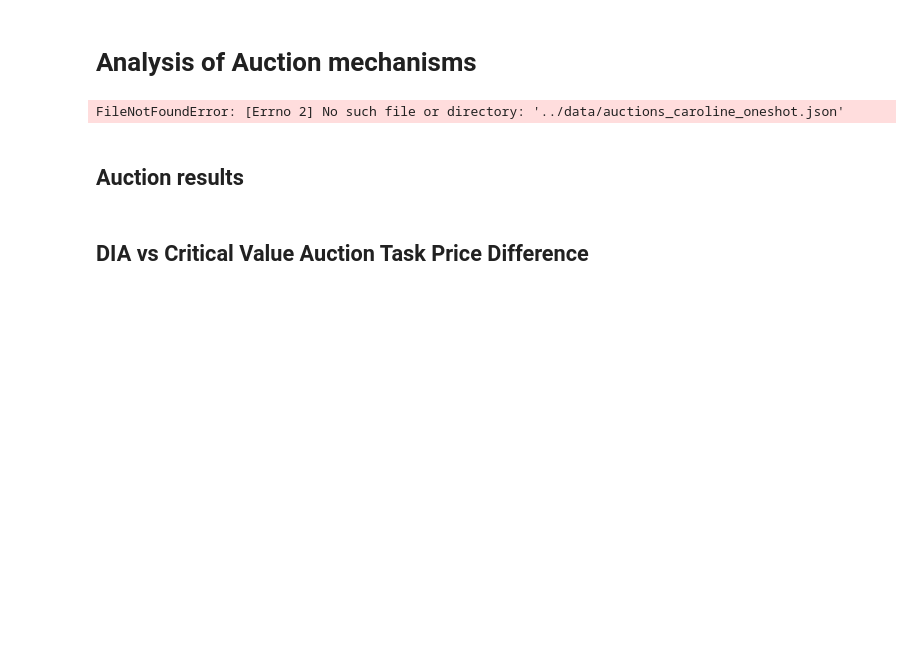
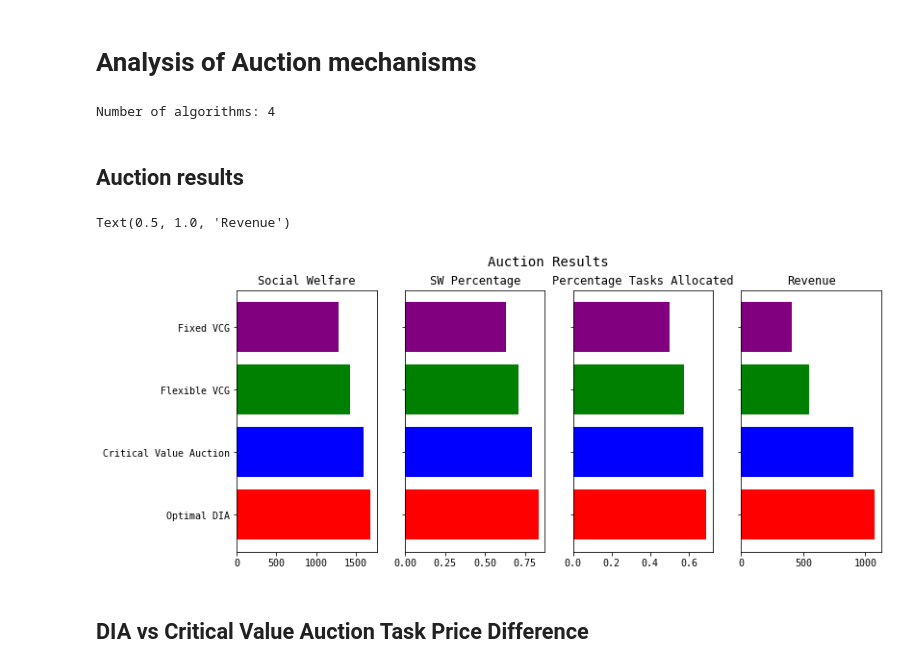
Before and after one commit to pseudo-rnd-thoughts/Elastic-Resource-Allocation, a Jupyter notebook: analysis/auctions.ipynb, the cells around one changed output. Saved outputs shown, nothing was run; the diff lists cells and outputs as text; code cells hidden in the pictures; blank space fills up the shorter version.

```diff
--- a/analysis/auctions.ipynb
+++ b/analysis/auctions.ipynb
@@ -15,12 +15,10 @@ import seaborn as sns
 matplotlib.rcParams['font.family'] = "monospace"
 %matplotlib inline
 # %%
-results_filename = "../data/auctions_caroline_oneshot.json"
+results_filename = "../data/auctions_fog v2__40_8_07-07_22-31-36.json"
 
 with open(results_filename) as file:
     results_data = json.load(file)
-# %% [output]
-FileNotFoundError: [Errno 2] No such file or directory: '../data/auctions_caroline_oneshot.json'
 # %%
 auction_results = {}
 for model_results in results_data:
@@ -33,38 +31,46 @@ for model_results in results_data:
             auction_results[auction] = [auction_result]
 
 print(f'Number of algorithms: {len(auction_results)}')
+# %% [output]
+Number of algorithms: 4
 # %% [markdown]
 ## Auction results
 # %%
 auction_avg_results = []
-for algorithm, results in algorithm_results.items():
+for algorithm, results in auction_results.items():
     auction_avg_results.append([
         algorithm,
         np.mean([r['social welfare'] for r in results]),
         np.mean([r['social welfare percent'] for r in results]),
         np.mean([r['percentage tasks allocated'] for r in results]),
-        np.mean([r['revenue'] for r in results]),
+        np.mean([r['total revenue'] for r in results]),
         np.mean([r['solve time'] for r in results])
     ])
 
 auction_df = pd.DataFrame(auction_avg_results, columns=['name', 'social welfare', 'social welfare percent',
-                                                        'percentage tasks allocated', 'revenue', 'solve time'])
+                                                        'percentage tasks allocated', 'total revenue', 'solve time'])
 auction_df = auction_df.sort_values(by='social welfare', ascending=False)
 # %%
-system_fig, (ax_sw, ax_swp, ax_pta, ax_rev) = plt.subplots(1, 4, figsize=(12,12))
-ax_sw.barh(algorithm_df['name'], auction_df['social welfare'])
+system_fig, (ax_sw, ax_swp, ax_pta, ax_rev) = plt.subplots(1, 4, figsize=(12,5))
+system_fig.suptitle('Auction Results', fontsize=14)
+colour = ['red', 'blue', 'green', 'purple']
+
+ax_sw.barh(auction_df['name'], auction_df['social welfare'], color=colour)
 ax_sw.set_title('Social Welfare')
 
-ax_swp.barh(auction_df['name'], auction_df['social welfare percent'])
+ax_swp.barh(auction_df['name'], auction_df['social welfare percent'], color=colour)
 plt.setp(ax_swp.get_yticklabels(), visible=False)
-ax_swp.set_title('Social Welfare Percentage')
+ax_swp.set_title('SW Percentage')
 
-ax_pta.barh(auction_df['name'], auction_df['percentage tasks allocated'])
+ax_pta.barh(auction_df['name'], auction_df['percentage tasks allocated'], color=colour)
 plt.setp(ax_pta.get_yticklabels(), visible=False)
 ax_pta.set_title('Percentage Tasks Allocated')
 
-ax_rev.barh(auction_df['name'], auction_df['revenue'])
+ax_rev.barh(auction_df['name'], auction_df['total revenue'], color=colour)
 plt.setp(ax_rev.get_yticklabels(), visible=False)
 ax_rev.set_title('Revenue')
+# %% [output]
+Text(0.5, 1.0, 'Revenue')
+[figure, added]
 # %% [markdown]
 ## DIA vs Critical Value Auction Task Price Difference
```
Also changed, not shown: 2 other files.
